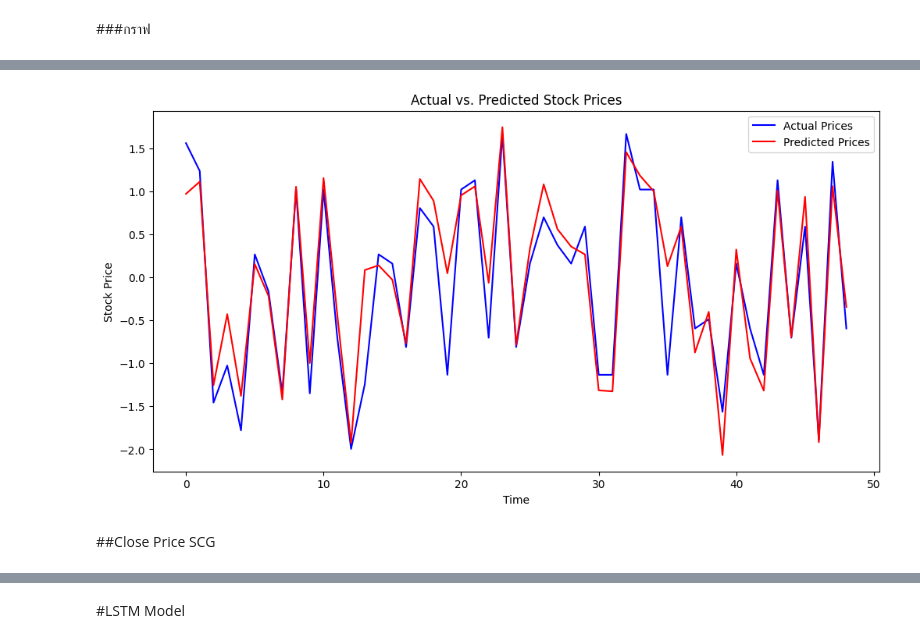
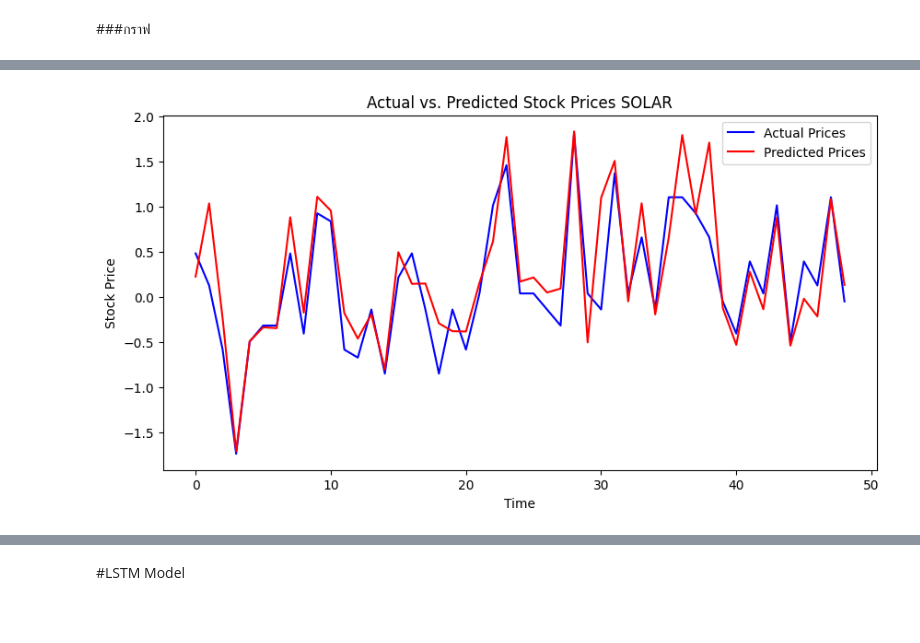
Before and after one commit to SAPUII/Project, a Jupyter notebook: Stock_Price_Forecasting_Model.ipynb, the cells around one changed output, grey strips where cells are left out. Saved outputs shown, nothing was run; the diff lists cells and outputs as text; code cells hidden in the pictures; blank space fills up the shorter version.

```diff
--- a/Stock_Price_Forecasting_Model.ipynb
+++ b/Stock_Price_Forecasting_Model.ipynb
@@ -668,0 +820,3 @@ Learning Rate: 0.4, Mean Squared Error: 0.22213796790876322
+# %%
+d_ptt =scaled_df[['cp_wti','vol_solar','cp_ptt']]
+d_ptt
@@ -668,0 +1294,27 @@ Learning Rate: 0.4, Mean Squared Error: 0.22213796790876322
+# %%
+from sklearn.model_selection import train_test_split
+from sklearn.linear_model import LinearRegression
+from sklearn.metrics import mean_squared_error
+
+# กำหนดตัวแปรตามและตัวแปรอิสระ
+X = s_solar[['cp_wti', 'cp_ex', 'cp_xau', 'vol_solar']]
+y = s_solar['cp_solar']
+
+# ทำการทดลองด้วยค่า random_state ต่าง ๆ
+best_random_state = None
+best_rmse = float('inf')  # เริ่มต้นด้วยค่า RMSE ที่สูงมาก
+
+for random_state in range(100):  # ทดลองกับค่า random_state ตั้งแต่ 0 ถึง 99
+    X_train, X_test, y_train, y_test = train_test_split(X, y, test_size=0.2, random_state=random_state)
+    model = LinearRegression()
+    model.fit(X_train, y_train)
+    y_pred = model.predict(X_test)
+    rmse = mean_squared_error(y_test, y_pred, squared=False)
+
+    # หาค่า random_state ที่ให้ค่า RMSE ต่ำสุด
+    if rmse < best_rmse:
+        best_rmse = rmse
+        best_random_state = random_state
+
+print("Best random_state:", best_random_state)
+print("Best RMSE:", best_rmse)
@@ -726,14 +1410,12 @@ plt.show()
 # %%
 # Compare predictions with actual values using a plot
-plt.figure(figsize=(12, 6))
+plt.figure(figsize=(10, 5))
 plt.plot(y_test.values, label='Actual Prices', color='blue')
 plt.plot(y_pred, label='Predicted Prices', color='red')
 plt.xlabel('Time')
 plt.ylabel('Stock Price')
 plt.legend()
-plt.title('Actual vs. Predicted Stock Prices')
+plt.title('Actual vs. Predicted Stock Prices SOLAR')
 plt.show()
 # %% [output]
-[figure, old version]
+[figure, new version]
-# %% [markdown]
-##Close Price SCG
```
Also changed, not shown: parts of 147 cells of this notebook.
